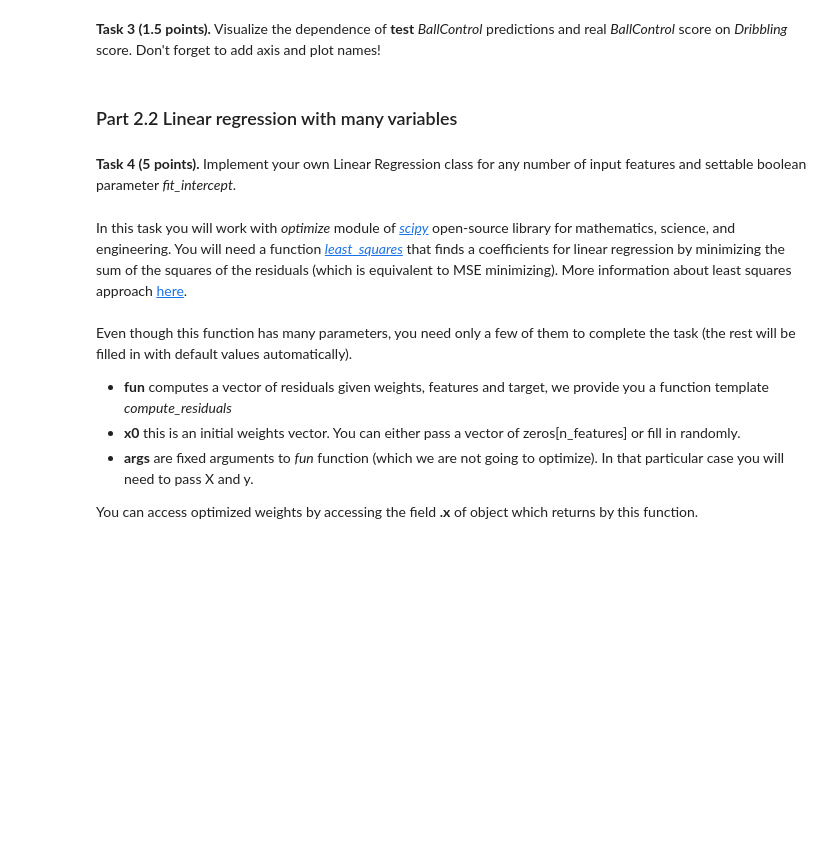
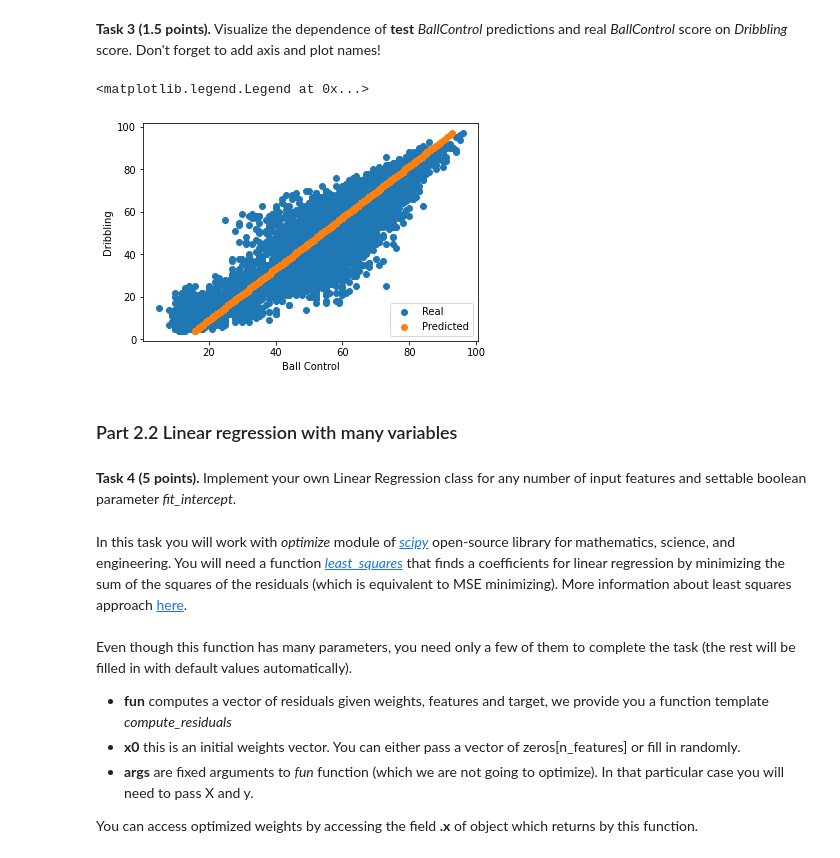
Before and after one commit to EugeneCh/eugenech-rs-ml-course, a Jupyter notebook: task2-linear-regression/task2-linear-regression.ipynb, the cells around one changed output. Drawn from its saved outputs; the diff is of its cells as text; code cells hidden in the pictures; blank space fills up the shorter version.

```diff
--- a/task2-linear-regression/task2-linear-regression.ipynb
+++ b/task2-linear-regression/task2-linear-regression.ipynb
@@ -217,3 +226,13 @@ print(f'Train MSE {mse(y_train, y_pred_train)}, test MSE {mse(y_test, y_pred_tes
+# %%
+fig, ax = plt.subplots()
+
+ax.scatter(data['BallControl'], data['Dribbling'])
+ax.scatter(data['predicted_BallControl'], data['Dribbling'])
+ax.set(xlabel='Ball Control', ylabel='Dribbling')
+ax.legend(labels=['Real','Predicted'], loc='lower right')
+# %% [output]
+<matplotlib.legend.Legend at 0x...>
+[figure, added]
 # %% [markdown]
 ### Part 2.2 Linear regression with many variables
 # %% [markdown]
```
Also changed, not shown: parts of 8 cells of this notebook.
